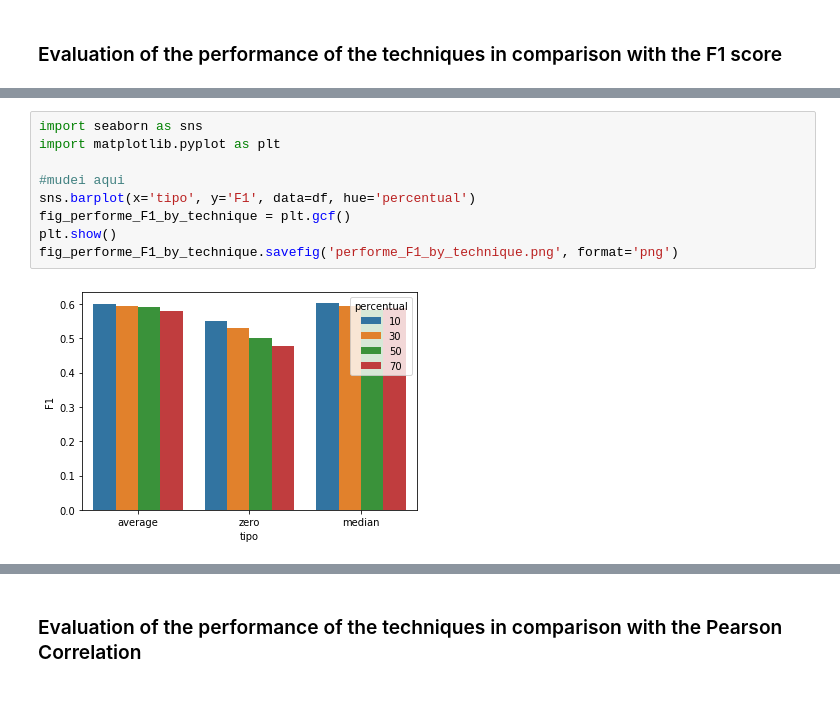
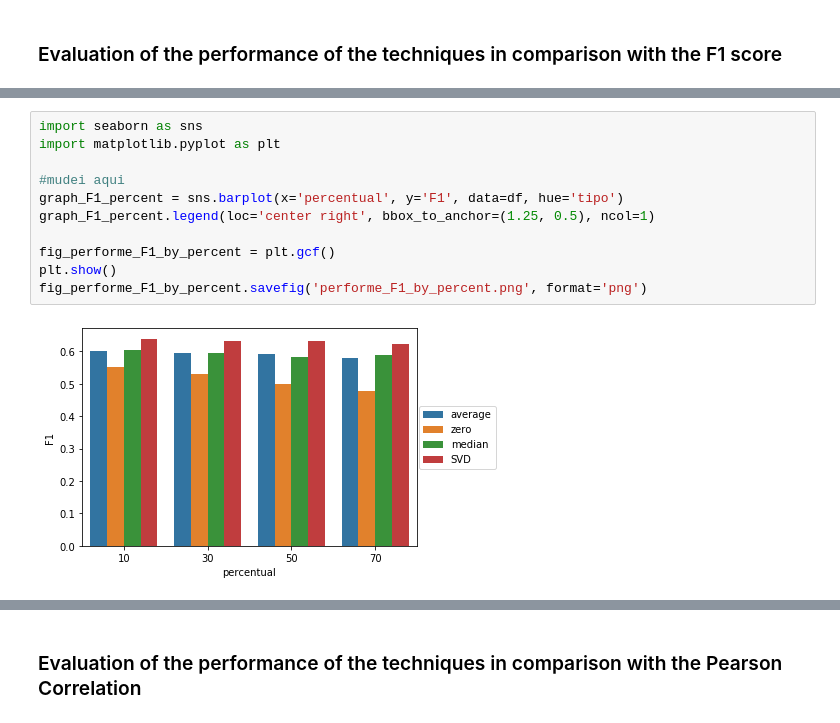
Before and after one commit to TassiaBastos/Treatment-of-incomplete-kernels, a Jupyter notebook: notebooks/analise_scenario3.ipynb, the cells around one changed output, grey strips where cells are left out. Cells and saved outputs as stored; diff of their text form.

```diff
--- a/notebooks/analise_scenario3.ipynb
+++ b/notebooks/analise_scenario3.ipynb
@@ -234,11 +262,13 @@ plt.show()
 # %%
 import seaborn as sns
 import matplotlib.pyplot as plt
 
 #mudei aqui
-sns.barplot(x='tipo', y='F1', data=df, hue='percentual')
-fig_performe_F1_by_technique = plt.gcf()
+graph_F1_percent = sns.barplot(x='percentual', y='F1', data=df, hue='tipo')
+graph_F1_percent.legend(loc='center right', bbox_to_anchor=(1.25, 0.5), ncol=1)
+
+fig_performe_F1_by_percent = plt.gcf()
 plt.show()
-fig_performe_F1_by_technique.savefig('performe_F1_by_technique.png', format='png')
+fig_performe_F1_by_percent.savefig('performe_F1_by_percent.png', format='png')
 # %% [output]
-[figure, old version]
+[figure, new version]
```
Also changed, not shown: parts of 61 cells of this notebook, 35 other files.
